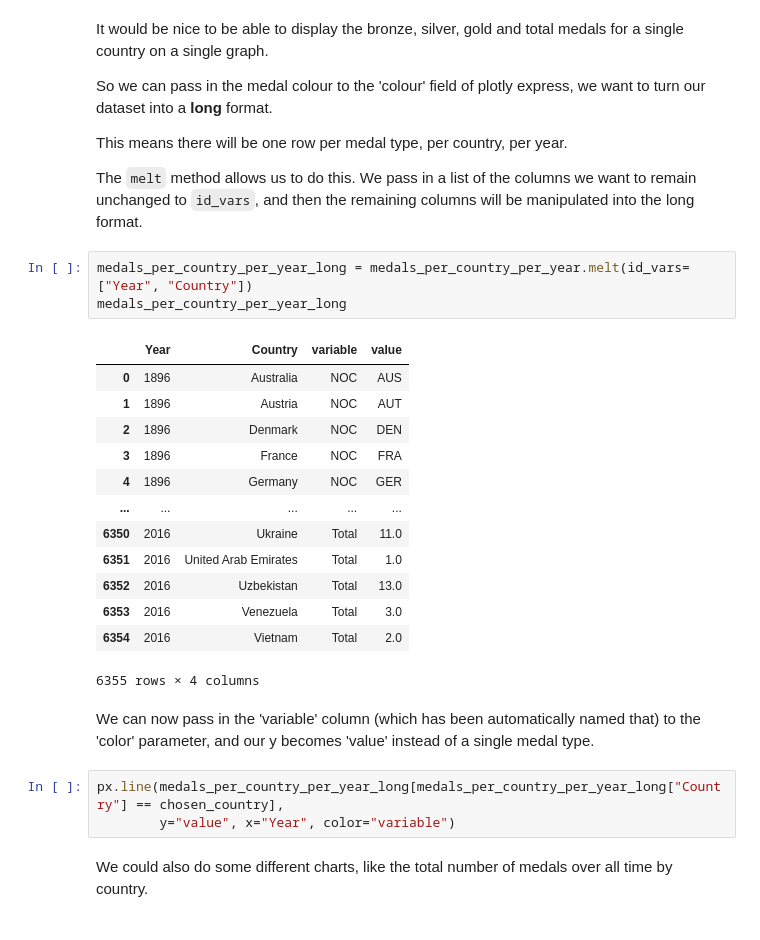
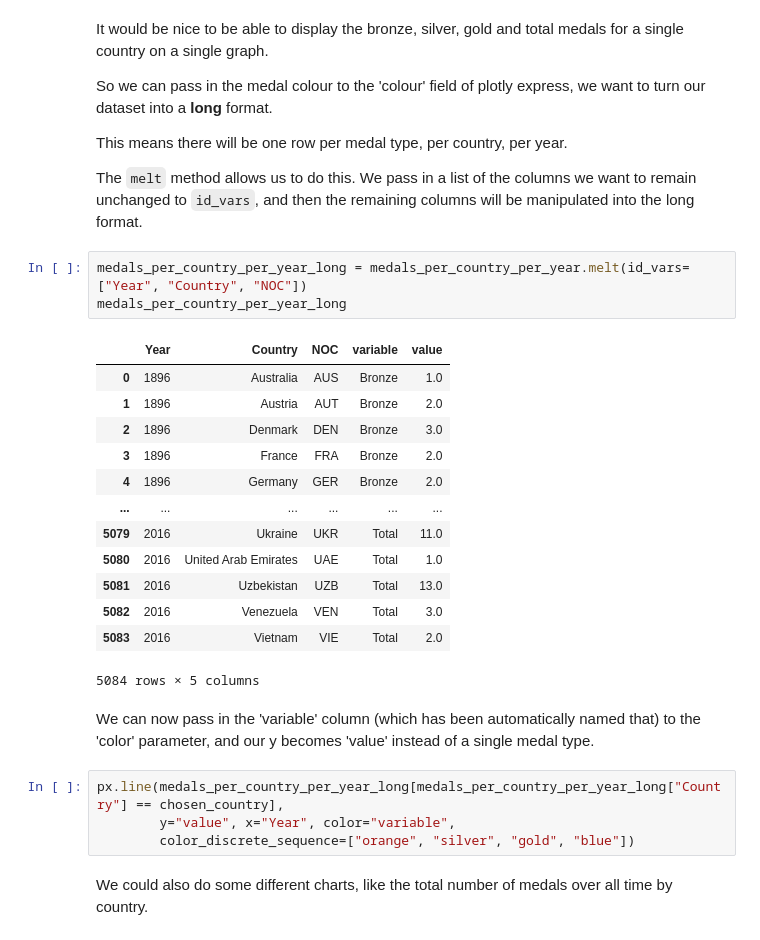
Before and after one commit to hsma-programme/h6_7b_web_apps_1, a Jupyter notebook: exercises/exercise_3/useful_code_snippets_olympic_data.ipynb, the cells around one changed output. Saved outputs shown, nothing was run; the diff lists cells and outputs as text.

```diff
--- a/exercises/exercise_3/useful_code_snippets_olympic_data.ipynb
+++ b/exercises/exercise_3/useful_code_snippets_olympic_data.ipynb
@@ -92,27 +92,28 @@ This means there will be one row per medal type, per country, per year.
 
 The `melt` method allows us to do this. We pass in a list of the columns we want to remain unchanged to `id_vars`, and then the remaining columns will be manipulated into the long format.
 # %%
-medals_per_country_per_year_long = medals_per_country_per_year.melt(id_vars=["Year", "Country"])
+medals_per_country_per_year_long = medals_per_country_per_year.melt(id_vars=["Year", "Country", "NOC"])
 medals_per_country_per_year_long
 # %% [output]
-|  | Year | Country | variable | value |
-| 0 | 1896 | Australia | NOC | AUS |
-| 1 | 1896 | Austria | NOC | AUT |
-| 2 | 1896 | Denmark | NOC | DEN |
-| 3 | 1896 | France | NOC | FRA |
-| 4 | 1896 | Germany | NOC | GER |
-| ... | ... | ... | ... | ... |
-| 6350 | 2016 | Ukraine | Total | 11.0 |
-| 6351 | 2016 | United Arab Emirates | Total | 1.0 |
-| 6352 | 2016 | Uzbekistan | Total | 13.0 |
-| 6353 | 2016 | Venezuela | Total | 3.0 |
-| 6354 | 2016 | Vietnam | Total | 2.0 |
+|  | Year | Country | NOC | variable | value |
+| 0 | 1896 | Australia | AUS | Bronze | 1.0 |
+| 1 | 1896 | Austria | AUT | Bronze | 2.0 |
+| 2 | 1896 | Denmark | DEN | Bronze | 3.0 |
+| 3 | 1896 | France | FRA | Bronze | 2.0 |
+| 4 | 1896 | Germany | GER | Bronze | 2.0 |
+| ... | ... | ... | ... | ... | ... |
+| 5079 | 2016 | Ukraine | UKR | Total | 11.0 |
+| 5080 | 2016 | United Arab Emirates | UAE | Total | 1.0 |
+| 5081 | 2016 | Uzbekistan | UZB | Total | 13.0 |
+| 5082 | 2016 | Venezuela | VEN | Total | 3.0 |
+| 5083 | 2016 | Vietnam | VIE | Total | 2.0 |
-6355 rows × 4 columns
+5084 rows × 5 columns
 # %% [markdown]
 We can now pass in the 'variable' column (which has been automatically named that) to the 'color' parameter, and our y becomes 'value' instead of a single medal type.
 # %%
 px.line(medals_per_country_per_year_long[medals_per_country_per_year_long["Country"] == chosen_country],
-        y="value", x="Year", color="variable")
+        y="value", x="Year", color="variable",
+        color_discrete_sequence=["orange", "silver", "gold", "blue"])
 # %% [markdown]
 We could also do some different charts, like the total number of medals over all time by country.
 # %%
```
Also changed, not shown: parts of 4 cells of this notebook.
